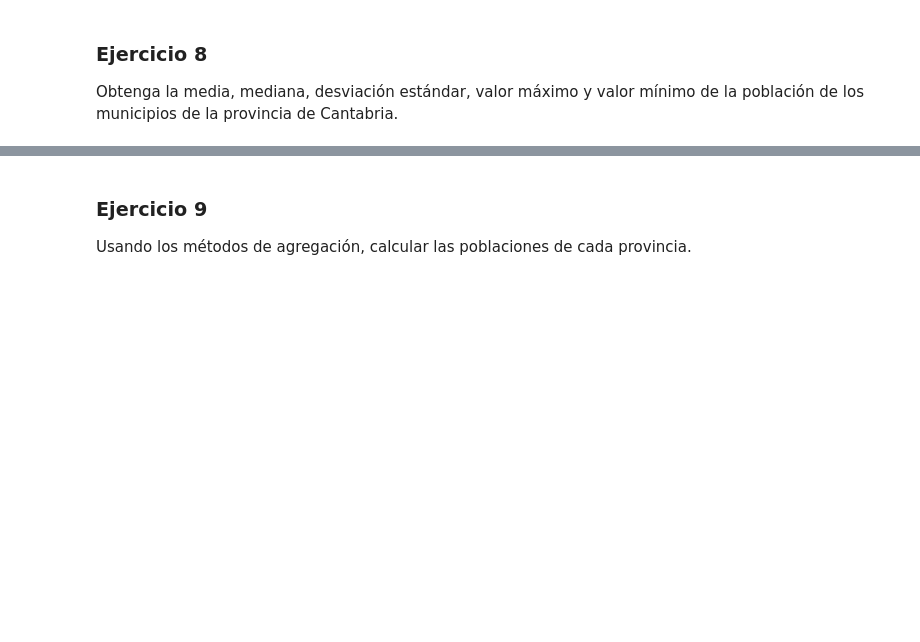
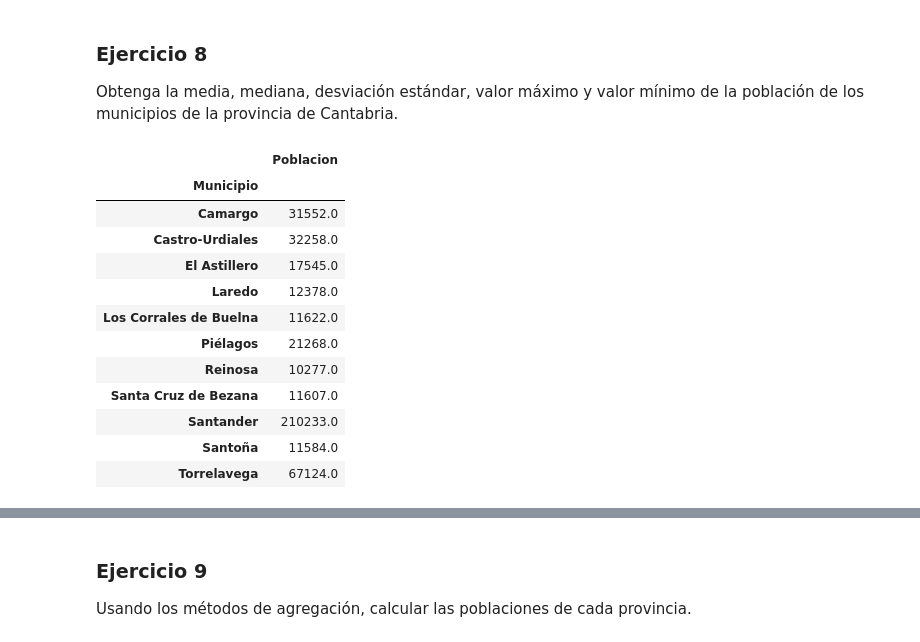
Before and after one commit to yerartdev/uc-m1967-mdsi, a Jupyter notebook: d8/TareaPandas.ipynb, the cells around one changed output, grey strips where cells are left out. Cells and saved outputs as stored; diff of their text form; code cells hidden in the pictures; blank space fills up the shorter version.

```diff
--- a/d8/TareaPandas.ipynb
+++ b/d8/TareaPandas.ipynb
@@ -529,3 +535,23 @@ El municipio más cercano a Madrid es Pozuelo de Alarcón y el más lejano Los L
 ### Ejercicio 8
 
 Obtenga la media, mediana, desviación estándar, valor máximo y valor mínimo de la población de los municipios de la provincia de Cantabria.
+# %%
+#::GMG::Obtengamos en primer lugar la lista de los municipios de Cantabria y su
+#       población (tenemos que agregrar la población por municipio)
+municipios_cantabria = ndp.loc[ndp['Provincia'] == 'Cantabria',
+        ['Municipio','Poblacion']].groupby('Municipio').sum()
+municipios_cantabria
+# %% [output]
+|  | Poblacion |
+| Municipio |  |
+| Camargo | 31552.0 |
+| Castro-Urdiales | 32258.0 |
+| El Astillero | 17545.0 |
+| Laredo | 12378.0 |
+| Los Corrales de Buelna | 11622.0 |
+| Piélagos | 21268.0 |
+| Reinosa | 10277.0 |
+| Santa Cruz de Bezana | 11607.0 |
+| Santander | 210233.0 |
+| Santoña | 11584.0 |
+| Torrelavega | 67124.0 |
```
Also changed, not shown: parts of 4 cells of this notebook.
